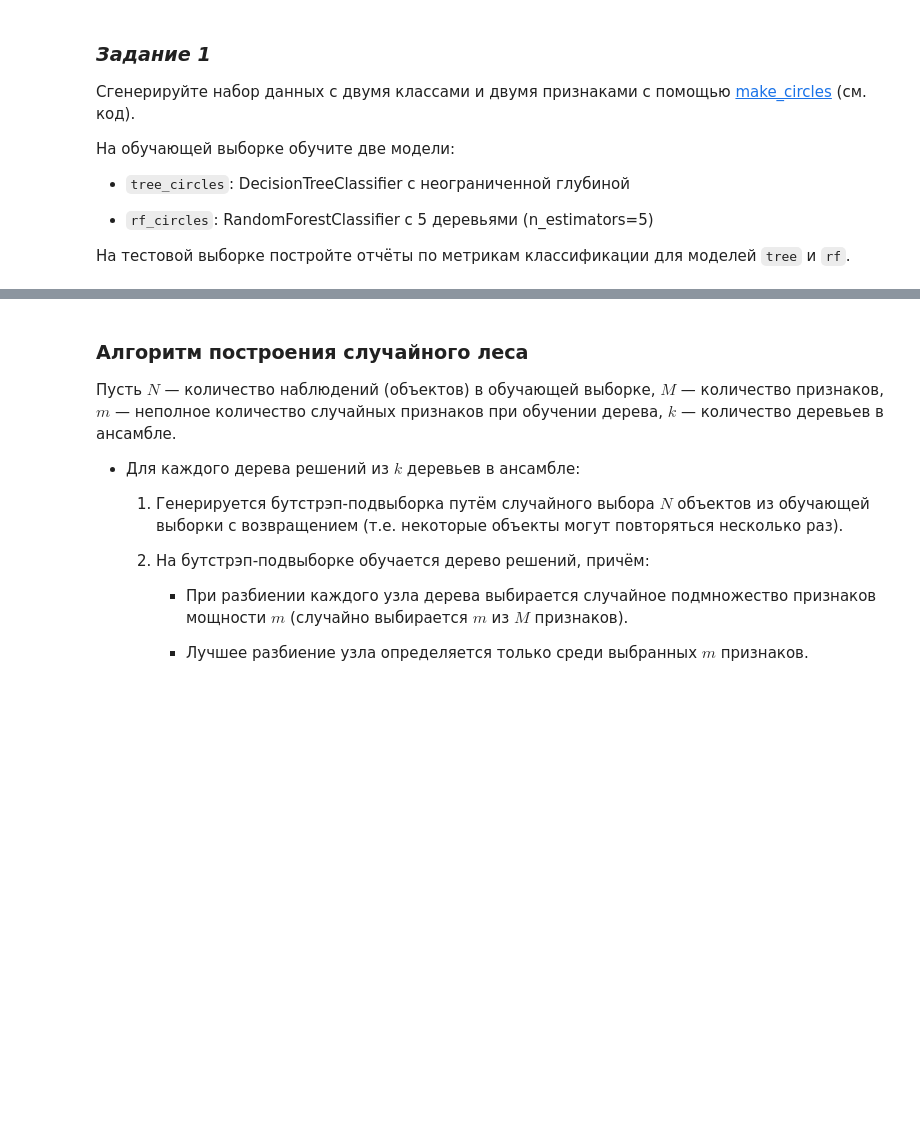
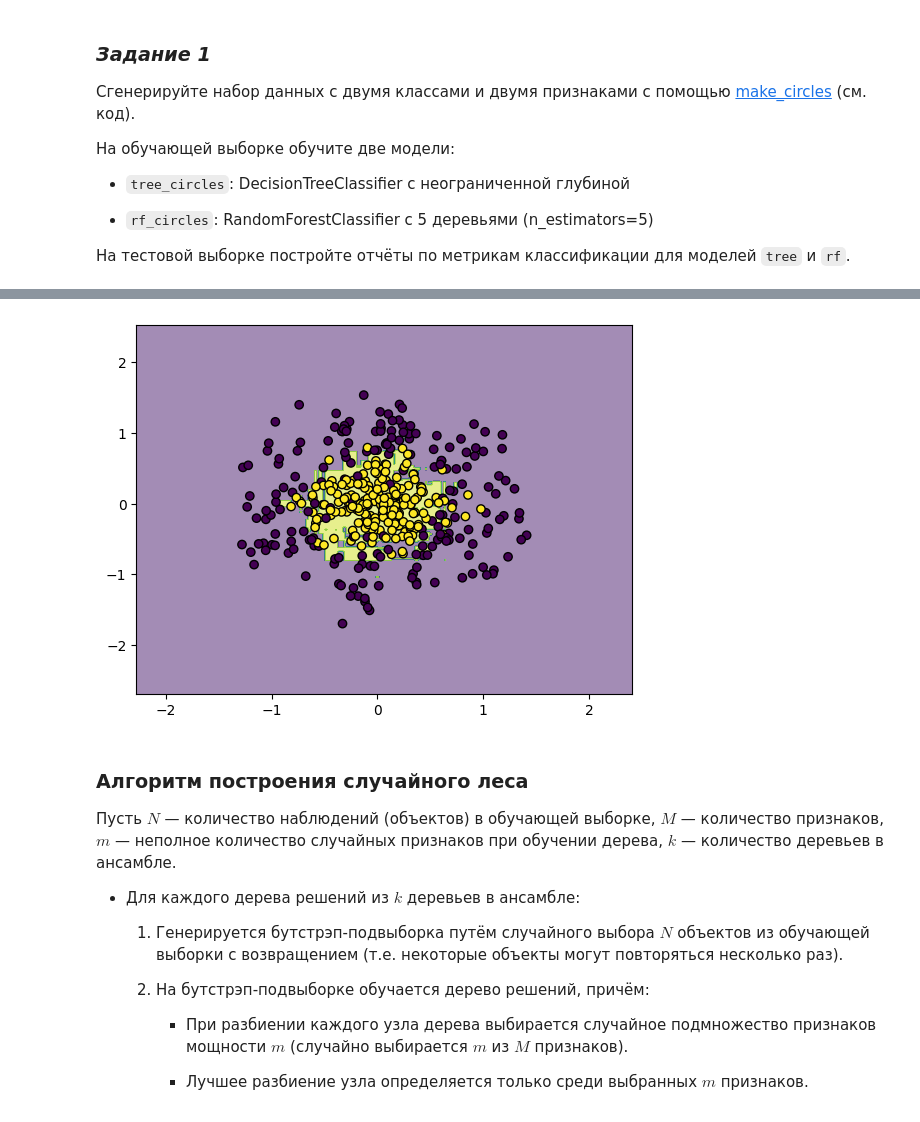
Before and after one commit to 2813/ODS-homework, a Jupyter notebook: 05_ODS_ML.ipynb, the cells around one changed output, grey strips where cells are left out. Saved outputs shown, nothing was run; the diff lists cells and outputs as text; code cells hidden in the pictures; blank space fills up the shorter version.

```diff
--- a/05_ODS_ML.ipynb
+++ b/05_ODS_ML.ipynb
@@ -201,7 +247,9 @@ rf_circles = ...
 # %%
 # Визуализируйте границу решений классификатора rf_circles на тестовой выборке
 
-...
+display_decision_boundary(rf_circles.predict, X_circles_test, y_circles_test)
+# %% [output]
+[figure, added]
 # %% [markdown]
 ### **Алгоритм построения случайного леса**
 
```
Also changed, not shown: parts of 36 cells of this notebook.
